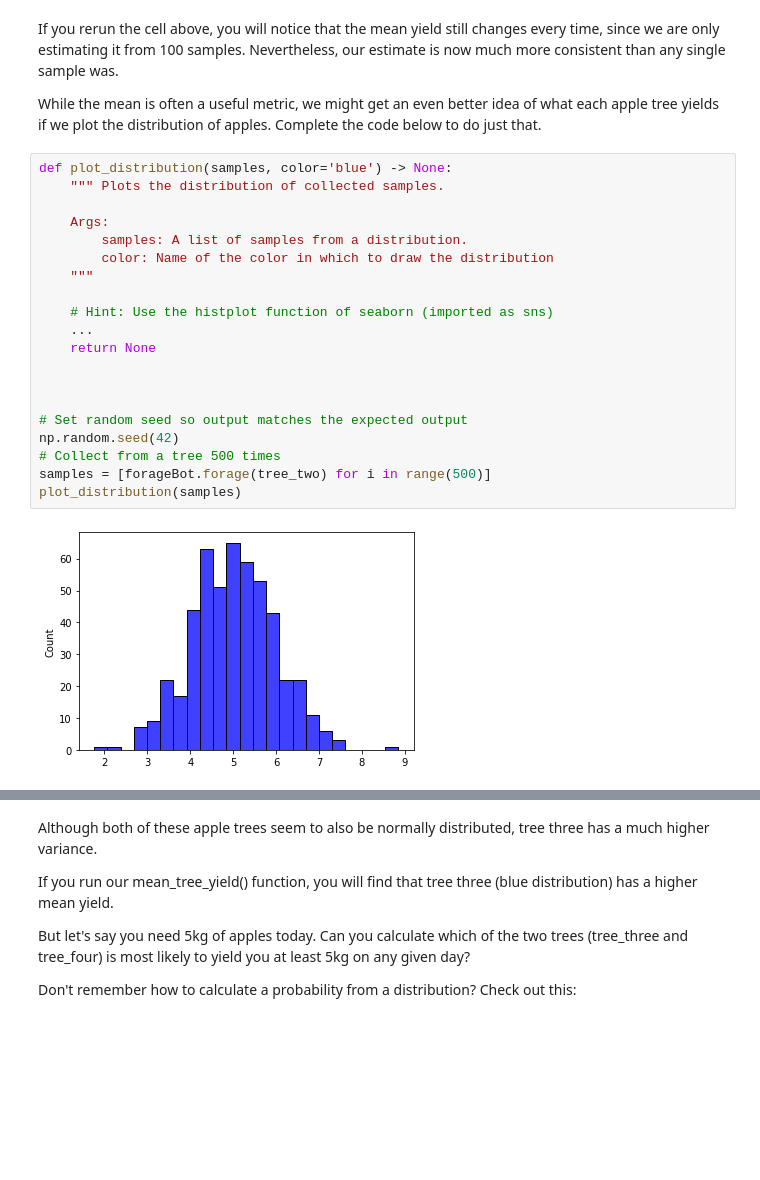
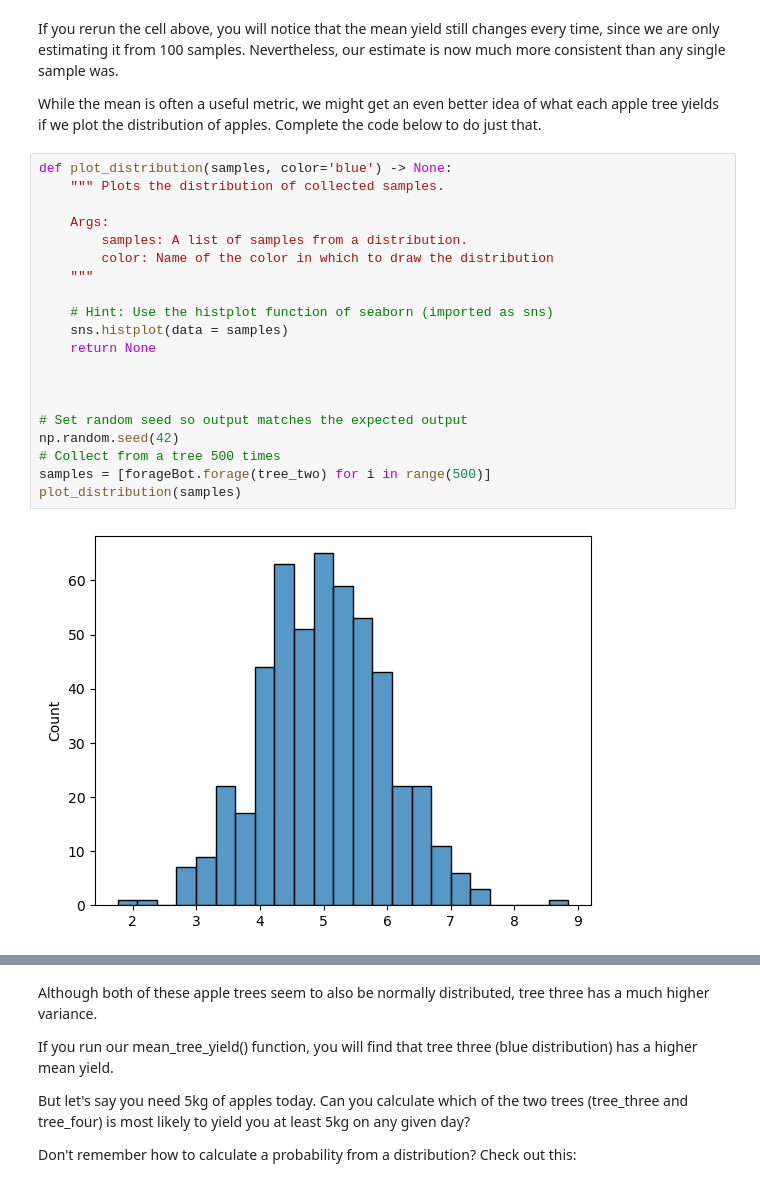
Before and after one commit to wmartynaa/computational-thinking-week-individual-14547937, a Jupyter notebook: challenge_foraging/challenge_foraging_robot.ipynb, the cells around one changed output, grey strips where cells are left out. Drawn from its saved outputs; the diff is of its cells as text; blank space fills up the shorter version.

```diff
--- a/challenge_foraging/challenge_foraging_robot.ipynb
+++ b/challenge_foraging/challenge_foraging_robot.ipynb
@@ -103,25 +119,25 @@ While the mean is often a useful metric, we might get an even better idea of wha
 # %%
 def plot_distribution(samples, color='blue') -> None:
     """ Plots the distribution of collected samples.
 
     Args:
         samples: A list of samples from a distribution.
         color: Name of the color in which to draw the distribution
     """
 
     # Hint: Use the histplot function of seaborn (imported as sns)
-    ...
+    sns.histplot(data = samples)
     return None
 
 
 
 # Set random seed so output matches the expected output
 np.random.seed(42)
 # Collect from a tree 500 times
 samples = [forageBot.forage(tree_two) for i in range(500)]
 plot_distribution(samples)
 # %% [output]
-[figure, old version]
+[figure, new version]
 # %% [markdown]
 You should generate this image:
 
```
Also changed, not shown: parts of 12 cells of this notebook.
